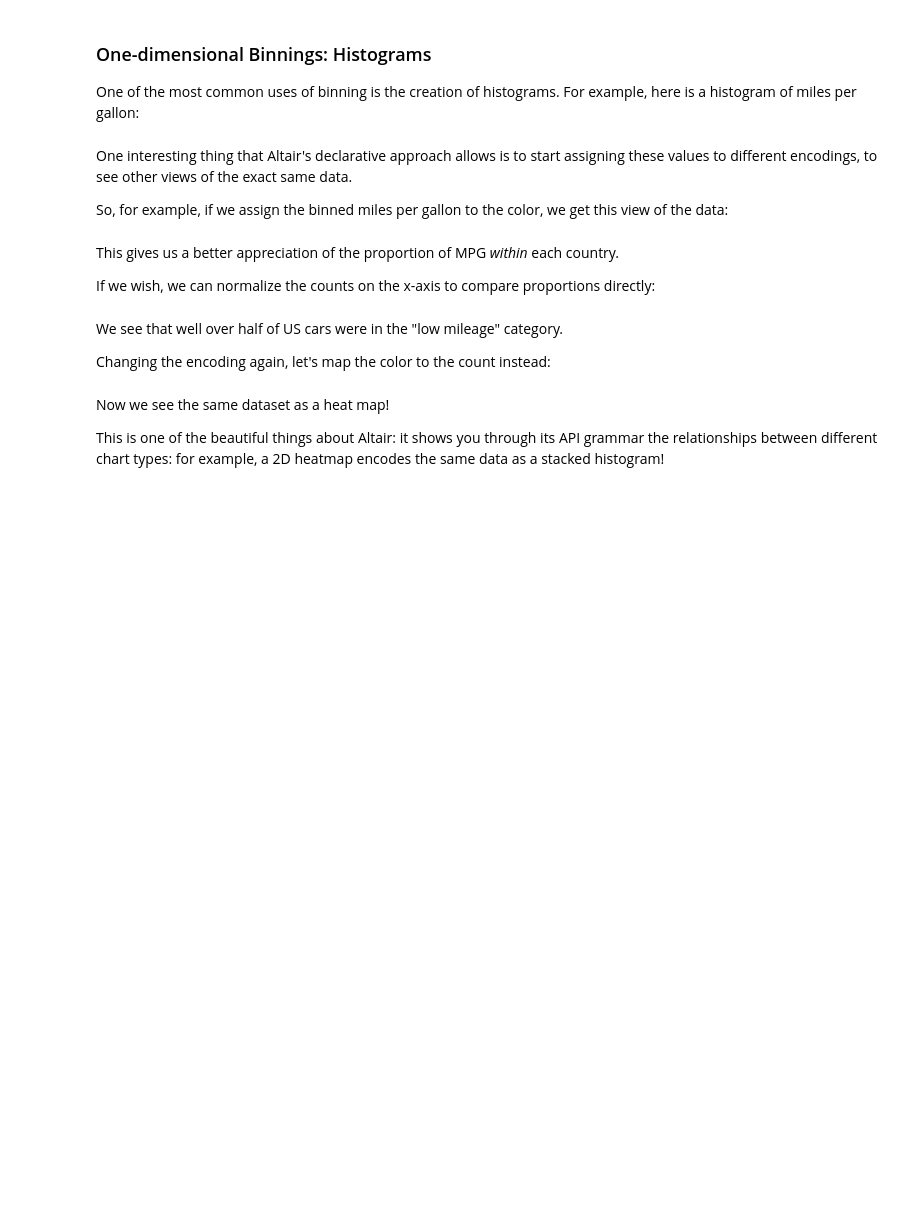
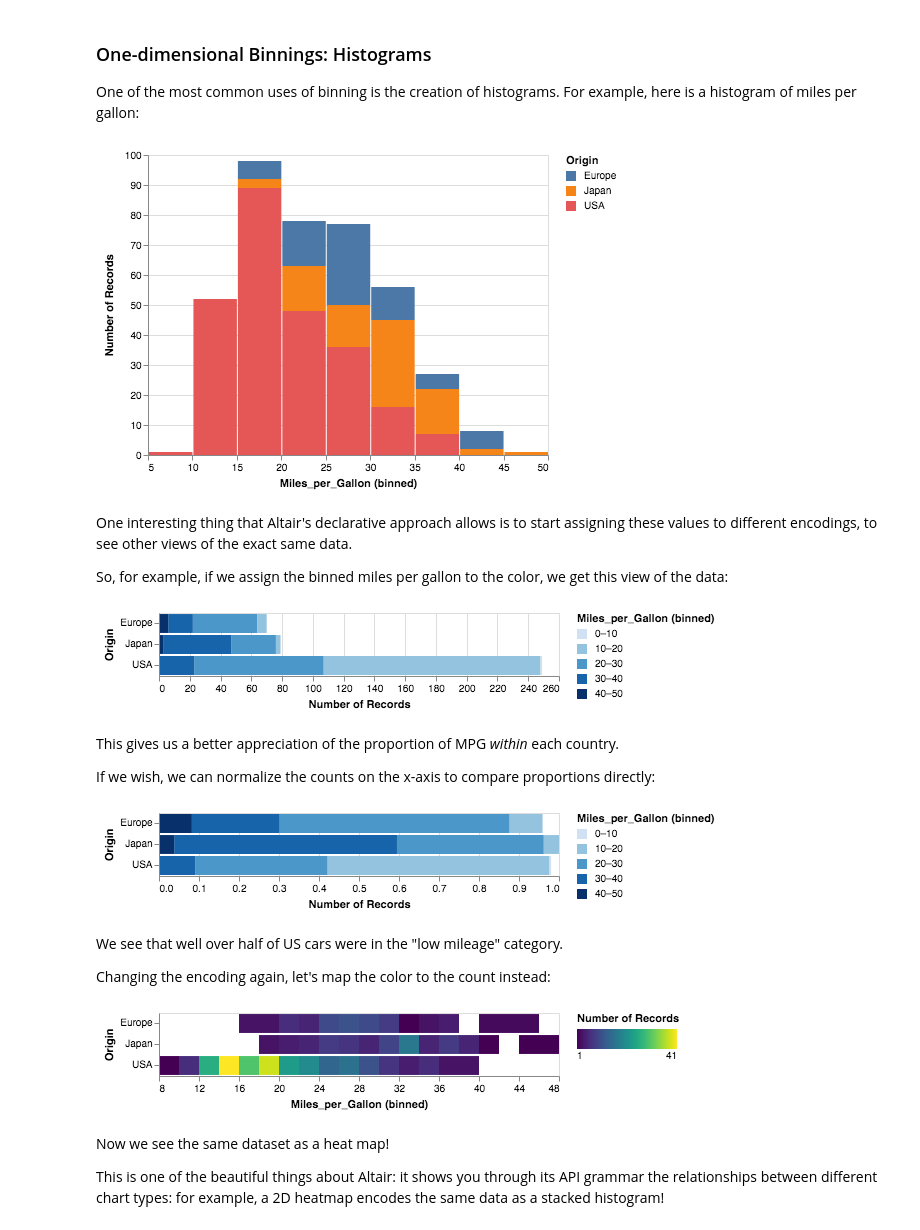
Before and after one commit to altair-viz/altair-tutorial, a Jupyter notebook: notebooks/03-Binning-and-aggregation.ipynb, the cells around one changed output. Saved outputs shown, nothing was run; the diff lists cells and outputs as text; code cells hidden in the pictures; blank space fills up the shorter version.

```diff
--- a/notebooks/03-Binning-and-aggregation.ipynb
+++ b/notebooks/03-Binning-and-aggregation.ipynb
@@ -46,40 +61,48 @@ Notice that the grouping is done implicitly within the encodings: here we group
 One of the most common uses of binning is the creation of histograms. For example, here is a histogram of miles per gallon:
 # %%
 alt.Chart(cars).mark_bar().encode(
-    x=alt.X('Miles_per_Gallon', bin=True),
-    y='count()',
-    color='Origin'
+    alt.X('Miles_per_Gallon', bin=True),
+    alt.Y('count()'),
+    alt.Color('Origin')
 )
+# %% [output]
+[figure, added]
 # %% [markdown]
 One interesting thing that Altair's declarative approach allows is to start assigning these values to different encodings, to see other views of the exact same data.
 
 So, for example, if we assign the binned miles per gallon to the color, we get this view of the data:
 # %%
 alt.Chart(cars).mark_bar().encode(
-    color=alt.X('Miles_per_Gallon', bin=True),
-    x='count()',
-    y='Origin'
+    alt.Color('Miles_per_Gallon', bin=True),
+    alt.X('count()'),
+    alt.Y('Origin')
 )
+# %% [output]
+[figure, added]
 # %% [markdown]
 This gives us a better appreciation of the proportion of MPG *within* each country.
 
 If we wish, we can normalize the counts on the x-axis to compare proportions directly:
 # %%
 alt.Chart(cars).mark_bar().encode(
-    color=alt.X('Miles_per_Gallon', bin=True),
+    color=alt.Color('Miles_per_Gallon', bin=True),
     x=alt.X('count()', stack='normalize'),
     y='Origin'
 )
+# %% [output]
+[figure, added]
 # %% [markdown]
 We see that well over half of US cars were in the "low mileage" category.
 
 Changing the encoding again, let's map the color to the count instead:
 # %%
 alt.Chart(cars).mark_rect().encode(
-    x=alt.X('Miles_per_Gallon', bin=alt.Bin(maxbins=20)),
-    y='Origin',
-    color='count()'
+    alt.X('Miles_per_Gallon', bin=alt.Bin(maxbins=20)),
+    alt.Color('count()'),
+    alt.Y('Origin'),
 )
+# %% [output]
+[figure, added]
 # %% [markdown]
 Now we see the same dataset as a heat map!
 
```
Also changed, not shown: parts of 3 cells of this notebook, 5 other files.
